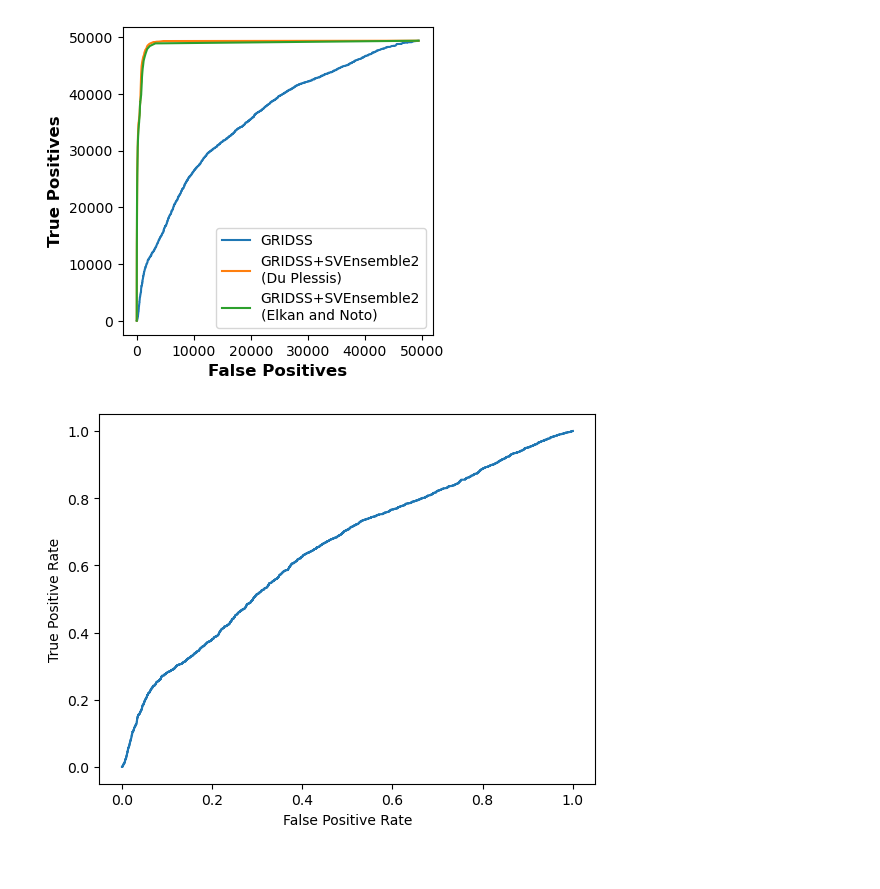
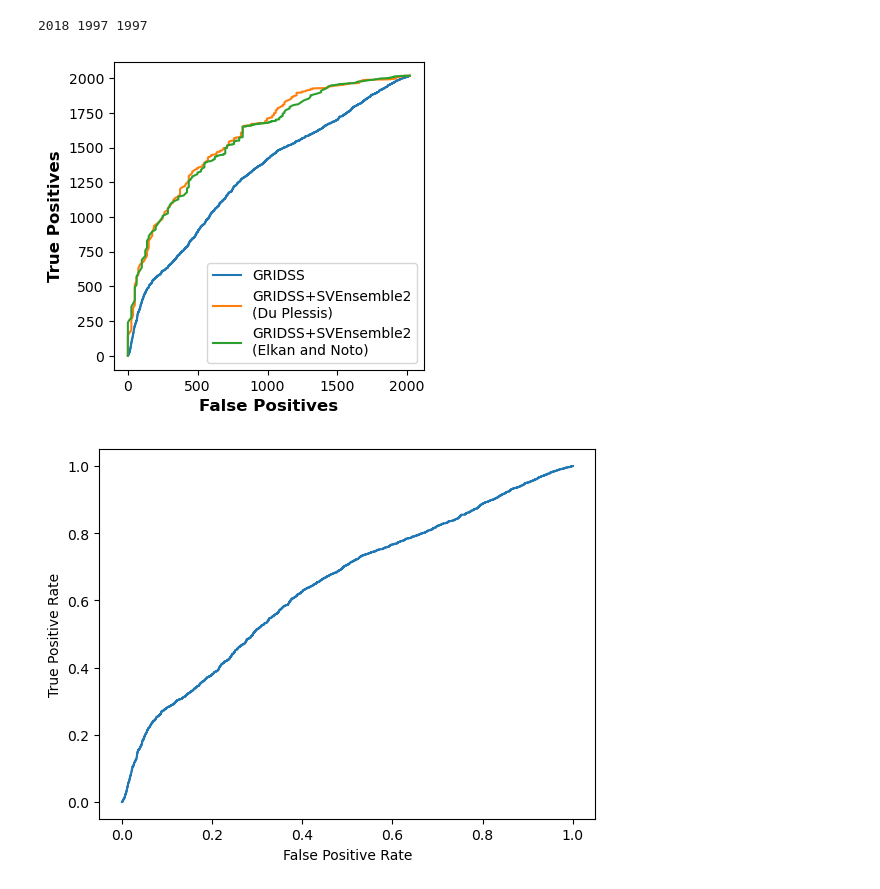
Before and after one commit to Vsshikov/SVEnsemble2, a Jupyter notebook: model/benchmark.ipynb, the cells around one changed output. Drawn from its saved outputs; the diff is of its cells as text; code cells hidden in the pictures.

```diff
--- a/model/benchmark.ipynb
+++ b/model/benchmark.ipynb
@@ -120,8 +371,10 @@ callset_overlapped_df = pd.concat([callset_overlapped_df.reset_index(), y_duples
 
 duplessis_callset_pr = gridss_callset_bps_pr[['Chromosome', 'Start', 'End', 'ID']].merge(callset_overlapped_df, on='ID', how='left')
 duplessis_callset_pr.loc[:, 'length'] = duplessis_callset_pr.End - duplessis_callset_pr.Start
-# duplessis_callset_pr = duplessis_callset_pr[duplessis_callset_pr.length > 50]
+duplessis_callset_pr = duplessis_callset_pr[duplessis_callset_pr.length > 50]
 # duplessis_callset_pr[duplessis_callset_pr]
+
+# duplessis_callset_pr = duplessis_callset_pr[(duplessis_callset_pr.length >= 1000) & (duplessis_callset_pr.length <= 100000)]
 # %%
 duplessis_callset_pr
 # %% [output]
@@ -146,7 +399,9 @@ callset_overlapped_df = pd.concat([callset_overlapped_df.reset_index(), y_enoto]
 
 enoto_callset_pr = gridss_callset_bps_pr[['Chromosome', 'Start', 'End', 'ID']].merge(callset_overlapped_df, on='ID', how='left')
 enoto_callset_pr.loc[:, 'length'] = enoto_callset_pr.End - enoto_callset_pr.Start
-# enoto_callset_pr = enoto_callset_pr[enoto_callset_pr.length > 50]
+enoto_callset_pr = enoto_callset_pr[enoto_callset_pr.length > 50]
+
+# enoto_callset_pr = enoto_callset_pr[(enoto_callset_pr.length >= 1000) & (enoto_callset_pr.length <= 100000)]
 # %%
 # What I have:
 # - GRIDSS callset (for now DELs only)
@@ -262,7 +517,9 @@ def full_callset_join(ref_df, call_df):
 
 # ref_call_pr.value_counts('FILTER_PASS')
 # %%
-ref_gridss = full_callset_join(ref_df=ref_df, call_df=gridss_callset_bps_pr)
-ref_gridss_h = full_callset_join(ref_df=ref_df, call_df=gridss_callset_bps_pr[gridss_callset_bps_pr.FILTER_PASS])
-ref_duplessis = full_callset_join(ref_df=ref_df, call_df=duplessis_callset_pr)
-ref_enoto = full_callset_join(ref_df=ref_df, call_df=enoto_callset_pr)
+ref_gridss = full_callset_join(ref_df=ref_df_pr, call_df=gridss_callset_bps_pr)
+ref_gridss_h = full_callset_join(ref_df=ref_df_pr, call_df=gridss_callset_bps_pr[gridss_callset_bps_pr.FILTER_PASS.astype(bool)])
+ref_duplessis = full_callset_join(ref_df=ref_df_pr, call_df=duplessis_callset_pr)
+ref_enoto = full_callset_join(ref_df=ref_df_pr, call_df=enoto_callset_pr)
+# %%
+ref_gridss = full_callset_join(ref_df=ref_df_pr, call_df=gridss_callset_raw)
@@ -342,27 +645,38 @@ np.float64(0.993121184286218)
+# %%
+print(
+    sum(ref_gridss.is_in_ref),
+    sum(ref_duplessis.is_in_ref),
+    sum(ref_enoto.is_in_ref)
+)
+# %% [output]
+2018 1997 1997
 # %%
 fpr_gridss, tpr_gridss, thresholds_gridss = roc_curve(ref_gridss.is_in_ref, ref_gridss.QUAL, pos_label=True)
-tpnum_gridss = tpr_gridss*ref_gridss.shape[0]
-fpnum_gridss = fpr_gridss*ref_gridss.shape[0]
+tpnum_gridss = tpr_gridss*sum(ref_gridss.is_in_ref)
+fpnum_gridss = fpr_gridss*sum(ref_gridss.is_in_ref)
 fpr_duplessis, tpr_duplessis, thresholds_duplessis = roc_curve(ref_duplessis.is_in_ref, ref_duplessis.y_duplessis, pos_label=True)
-tpnum_duplessis = tpr_duplessis*ref_duplessis.shape[0]
-fpnum_duplessis = fpr_duplessis*ref_gridss.shape[0]
+tpnum_duplessis = tpr_duplessis*sum(ref_gridss.is_in_ref)
+fpnum_duplessis = fpr_duplessis*sum(ref_gridss.is_in_ref)
 fpr_enoto, tpr_enoto, thresholds_enoto = roc_curve(ref_enoto.is_in_ref, ref_enoto.y_enoto, pos_label=True)
-tpnum_enoto = tpr_enoto*ref_enoto.shape[0]
-fpnum_enoto = fpr_enoto*ref_gridss.shape[0]
+tpnum_enoto = tpr_enoto*sum(ref_gridss.is_in_ref)
+fpnum_enoto = fpr_enoto*sum(ref_gridss.is_in_ref)
 
 fig, ax = plt.subplots(figsize=(4,4))
 
 ax.plot(fpnum_gridss, tpnum_gridss, label='GRIDSS')
 ax.plot(fpnum_duplessis, tpnum_duplessis, label='GRIDSS+SVEnsemble2\n(Du Plessis)')
 ax.plot(fpnum_enoto, tpnum_enoto, label='GRIDSS+SVEnsemble2\n(Elkan and Noto)')
+# ax.plot(fpr_gridss, tpr_gridss, label='GRIDSS')
+# ax.plot(fpr_duplessis, tpr_duplessis, label='GRIDSS+SVEnsemble2\n(Du Plessis)')
+# ax.plot(fpr_enoto, tpr_enoto, label='GRIDSS+SVEnsemble2\n(Elkan and Noto)')
 ax.legend(loc=4)
 
 plt.xlabel('False Positives', size='large', weight=700)
 plt.ylabel('True Positives', size='large', weight=700)
 
 plt.savefig('figs/roc_full.png', bbox_inches='tight', dpi=300)
 # %% [output]
-[figure, old version]
+[figure, new version]
 # %%
 plot_roc_curve(ref_gridss_h.is_in_ref, ref_gridss_h.QUAL)
 # %% [output]
```
Also changed, not shown: parts of 44 cells of this notebook, 20 other files.
